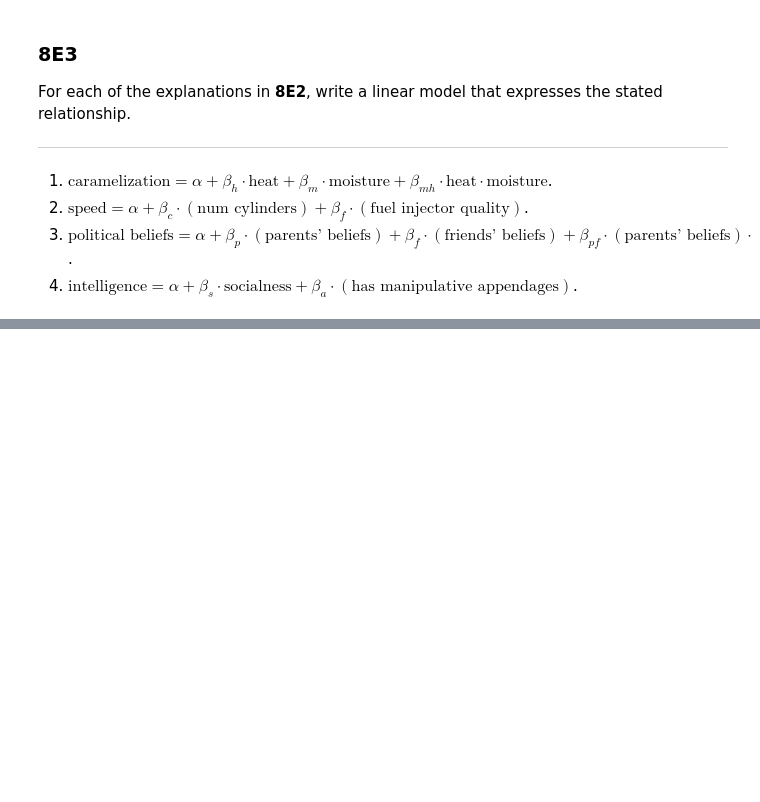
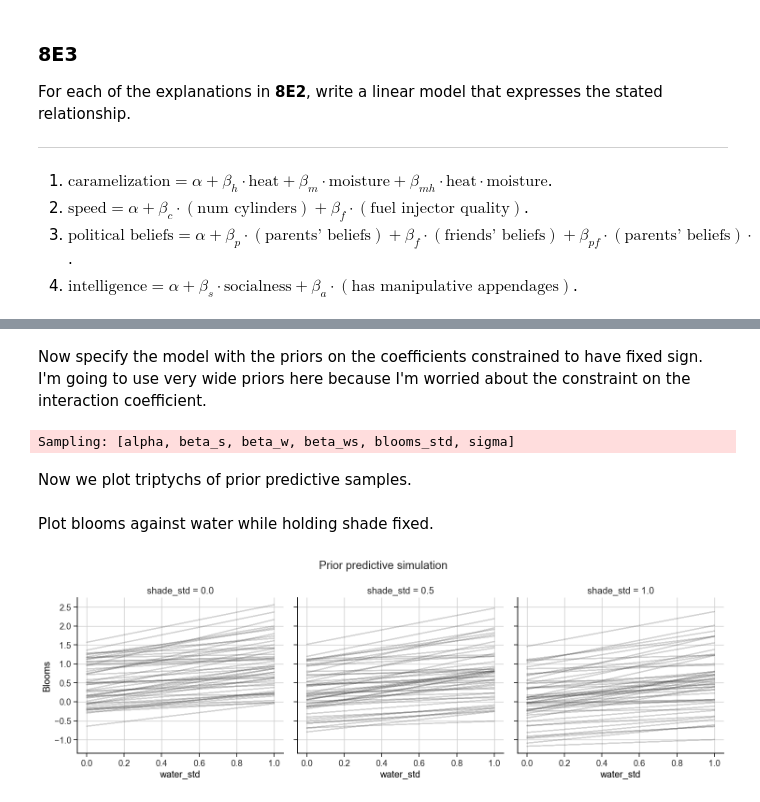
Before and after one commit to chris-leonard/statistical-rethinking, a Jupyter notebook: exercises/chapter_8.ipynb, the cells around one changed output, grey strips where cells are left out. Drawn from its saved outputs; the diff is of its cells as text; code cells hidden in the pictures; blank space fills up the shorter version.

```diff
--- a/exercises/chapter_8.ipynb
+++ b/exercises/chapter_8.ipynb
@@ -106,0 +174,40 @@ For each of the explanations in **8E2**, write a linear model that expresses the
+# %% [markdown]
+Now specify the model with the priors on the coefficients constrained to have fixed sign.
+I'm going to use very wide priors here because I'm worried about the constraint on the interaction coefficient.
+# %%
+coords = {
+    "obs": tulips.index,
+}
+with pm.Model(coords_mutable=coords) as m_8m4:
+    # data
+    water_std = pm.MutableData("water_std", tulips.water_std, dims="obs")
+    shade_std = pm.MutableData("shade_std", tulips.shade_std, dims="obs")
+
+    # priors
+    alpha = pm.Normal("alpha", mu=0.5, sigma=0.5)
+    beta_w = pm.HalfNormal("beta_w", sigma=0.5)
+    beta_s = pm.HalfNormal("beta_s", sigma=0.5)
+    beta_ws = pm.Normal("beta_ws", mu=0, sigma=0.5)
+    sigma = pm.Exponential("sigma", lam=1)
+
+    # model
+    mu = pm.Deterministic(
+        "mu",
+        alpha
+        + beta_w * water_std
+        - beta_s * shade_std
+        + beta_ws * water_std * shade_std,
+        dims="obs",
+    )
+
+    # likelihood
+    blooms_std = pm.Normal(
+        "blooms_std", mu=mu, sigma=sigma, observed=tulips.blooms_std, dims="obs"
+    )
+
+    # inference
+    prior_trace_8m4 = pm.sample_prior_predictive(random_seed=RANDOM_SEED)
+# %% [output]
+Sampling: [alpha, beta_s, beta_w, beta_ws, blooms_std, sigma]
+# %% [markdown]
+Now we plot triptychs of prior predictive samples.
@@ -106,0 +260,13 @@ For each of the explanations in **8E2**, write a linear model that expresses the
+# %% [markdown]
+Plot blooms against water while holding shade fixed.
+# %%
+plot_tulips_triptych(
+    prior_trace_8m4,
+    group="prior",
+    x_name="water_std",
+    strat_name="shade_std",
+    n_lines=50,
+    suptitle="Prior predictive simulation",
+);
+# %% [output]
+[figure, added]
```
Also changed, not shown: parts of 18 cells of this notebook.
